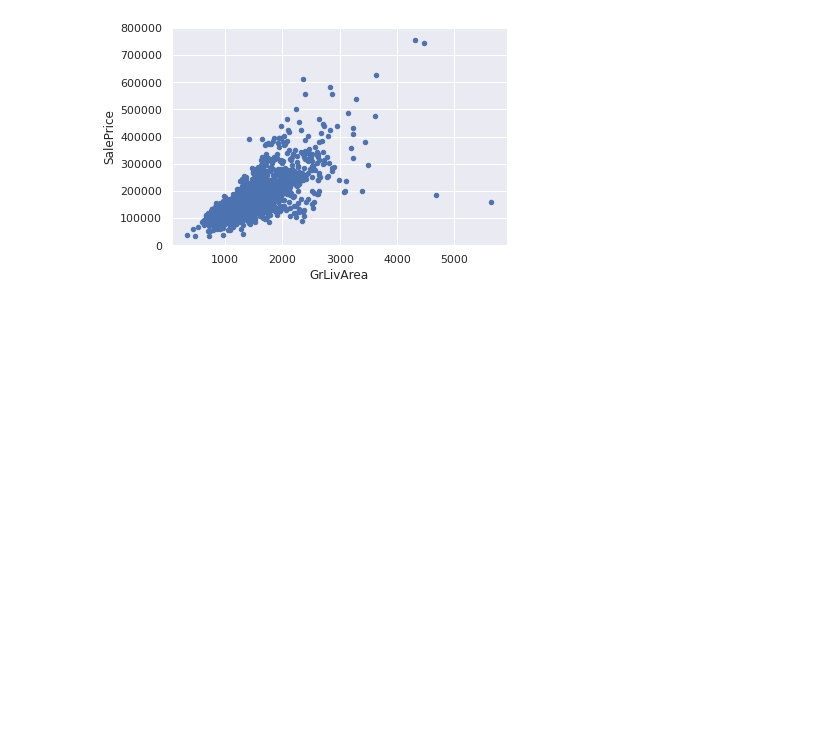
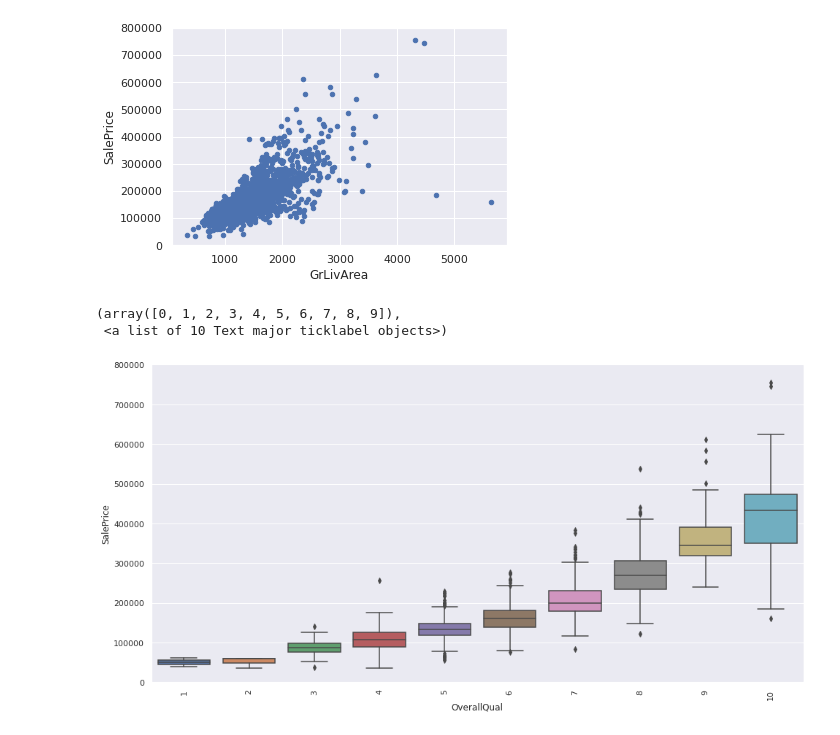
Before and after one commit to kaushikabhishek87/Kaggle_datascience, a Jupyter notebook: Data_Exploration.ipynb, the cells around one changed output. Drawn from its saved outputs; the diff is of its cells as text; code cells hidden in the pictures; blank space fills up the shorter version.

```diff
--- a/Data_Exploration.ipynb
+++ b/Data_Exploration.ipynb
@@ -186,3 +186,15 @@ data.plot.scatter(x=var, y='SalePrice', ylim=(0,800000))
 *c* argument looks like a single numeric RGB or RGBA sequence, which should be avoided as value-mapping will have precedence in case its length matches with *x* & *y*.  Please use the *color* keyword- ...
 <matplotlib.axes._subplots.AxesSubplot at 0x...>
 [figure]
+# %%
+# Boxplot overallqual/salesprice
+var = 'OverallQual'
+data = pd.concat([df_train['SalePrice'], df_train[var]], axis = 1)
+f, ax = plt.subplots(figsize=(16,8))
+fig = sns.boxplot(x=var, y='SalePrice', data = data)
+fig.axis(ymin=0, ymax=800000)
+plt.xticks(rotation=90)
+# %% [output]
+(array([0, 1, 2, 3, 4, 5, 6, 7, 8, 9]),
+ <a list of 10 Text major ticklabel objects>)
+[figure, added]
```
